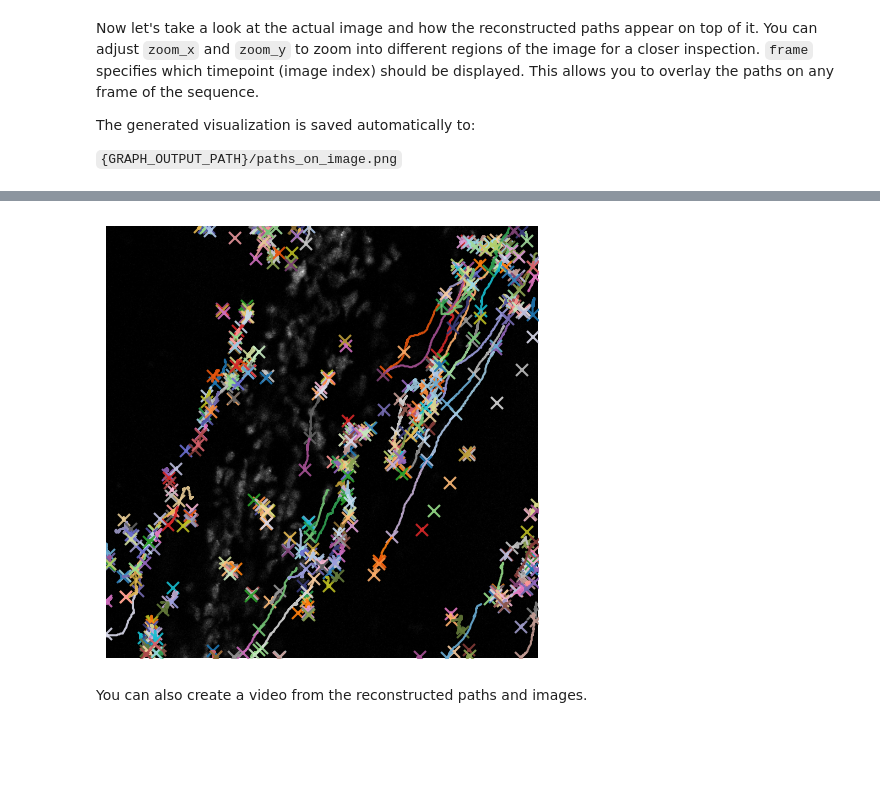
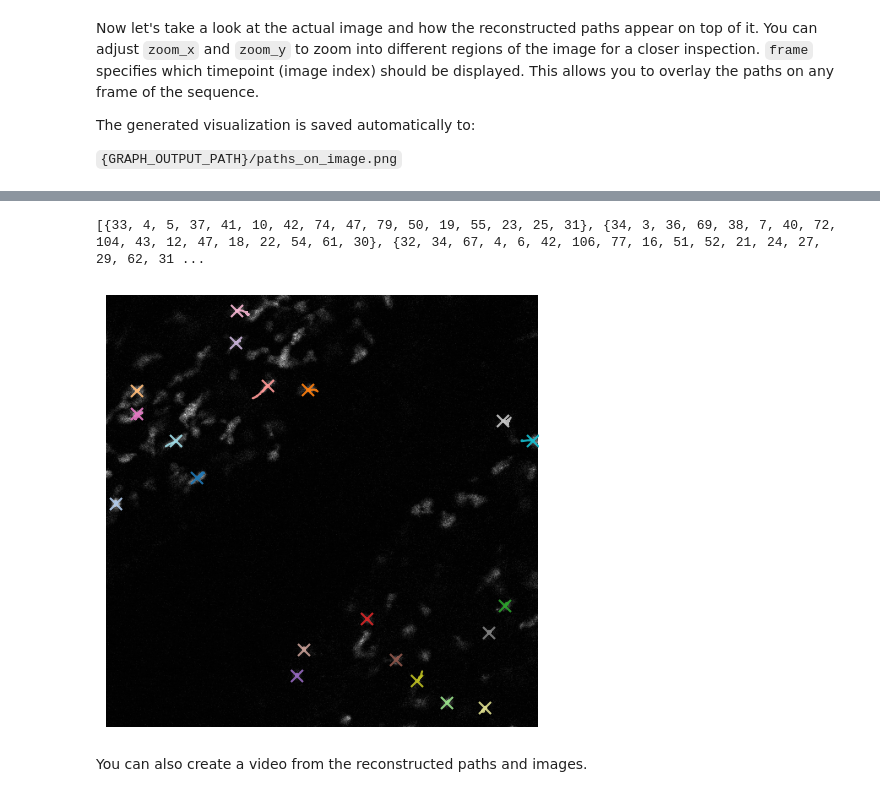
Before and after one commit to Gitinc/argus, a Jupyter notebook: notebooks/visualize_cell_tracks.ipynb, the cells around one changed output, grey strips where cells are left out. Saved outputs shown, nothing was run; the diff lists cells and outputs as text; code cells hidden in the pictures; blank space fills up the shorter version.

```diff
--- a/notebooks/visualize_cell_tracks.ipynb
+++ b/notebooks/visualize_cell_tracks.ipynb
@@ -62,12 +63,13 @@ algo.IMAGE_CHANNEL = IMAGE_CHANNEL
 # %% [markdown]
 With the file pattern defined, we can now load the images into memory and rescale them to [0,255].
 # %%
-import tifffile
+from bioio import BioImage
+import bioio_czi
 
-images = tifffile.imread(IMAGE_PATHS_PATTERN)
-images = list(np.moveaxis(images, 1, -1))
+img = BioImage(IMAGE_PATHS_PATTERN, reader=bioio_czi.Reader)
+images = list(np.moveaxis(np.squeeze(np.asarray(img.data), 2), 1, -1))
 images_unchanged = [img.copy() for img in images]
-
+masks = algo.read_images(directory = MASK_PATHS_PATTERN, is_gray_scale = False)
 #images = algo.read_images(directory = IMAGE_PATHS_PATTERN, is_gray_scale = True)
 #images = algo.batch_rescale_rgb_to_255(images)
 #images_unchanged = images.copy()
@@ -143,3 +145,7 @@ The generated visualization is saved automatically to:
 #    plane_alpha = 0.5
 #)
 #fig.savefig(rf"{GRAPH_OUTPUT_PATH}/paths_3D.svg", bbox_inches="tight")
+# %%
+plt.imshow(masks[0])
+masks = [np.asarray(m).astype(np.int32) for m in masks]
+print(masks[0].dtype)
@@ -146,22 +155,46 @@ The generated visualization is saved automatically to:
+# %%
+# --- filter tracks (same as yours) ---
+dict_list_filtered = [entry for entry in dict_list if len(entry["Path"]) > 10]
+dict_list_filtered = [entry for entry in dict_list_filtered
+                      if np.max(disp.calculate_mean_square_displacement([entry["Path"]])) > 300]
+
+# --- collect, per frame, the mask labels belonging to surviving tracks ---
+T = len(masks)
+kept_labels_per_frame = [set() for _ in range(T)]
+for entry in dict_list_filtered:
+    start = entry["StartIndex"]
+    for k, label in enumerate(entry["MaskLabels"]):
+        frame = start + k
+        kept_labels_per_frame[frame].add(int(label))
+
+print(kept_labels_per_frame)
+
+# --- build the filtered mask stack: keep surviving labels, zero the rest ---
+filtered_masks = []
+for t, mask in enumerate(masks):
+    keep = kept_labels_per_frame[t]
+    fm = np.where(np.isin(mask, list(keep)), mask, 0)
+    filtered_masks.append(fm)
+# %% [output]
+[{33, 4, 5, 37, 41, 10, 42, 74, 47, 79, 50, 19, 55, 23, 25, 31}, {34, 3, 36, 69, 38, 7, 40, 72, 104, 43, 12, 47, 18, 22, 54, 61, 30}, {32, 34, 67, 4, 6, 42, 106, 77, 16, 51, 52, 21, 24, 27, 29, 62, 31 ...
 # %%
-#dict_list_filtered = [entry for entry in dict_list if np.max(disp.calculate_mean_square_displacement([entry["Path"]]))>1000]
-dict_list_filtered = [entry for entry in dict_list if len(entry["Path"])>40]
+#dict_list_filtered = [entry for entry in dict_list if len(entry["Path"])>200]
 all_tracks = [
     {
         "StartIndex": entry["StartIndex"],
         "Frames": list(range(entry["StartIndex"], entry["StartIndex"] + len(entry["Path"]))),
         "Path": entry["Path"],
     }
-    for i, entry in enumerate(dict_list)
+    for entry in dict_list_filtered
 ]
 
 fig, ax = disp.plot_paths_on_image(
     images_unchanged, all_tracks,
-    frame=599, channel=1, marker_size=8
+    frame=30, channel=1, marker_size=8
 )
 fig.savefig(rf"{GRAPH_OUTPUT_PATH}/paths_filtered.svg", bbox_inches="tight")
 # %% [output]
-[figure, old version]
+[figure, new version]
 # %% [markdown]
 You can also create a video from the reconstructed paths and images.
 # %%
```
Also changed, not shown: parts of 7 cells of this notebook, 2 other files.
